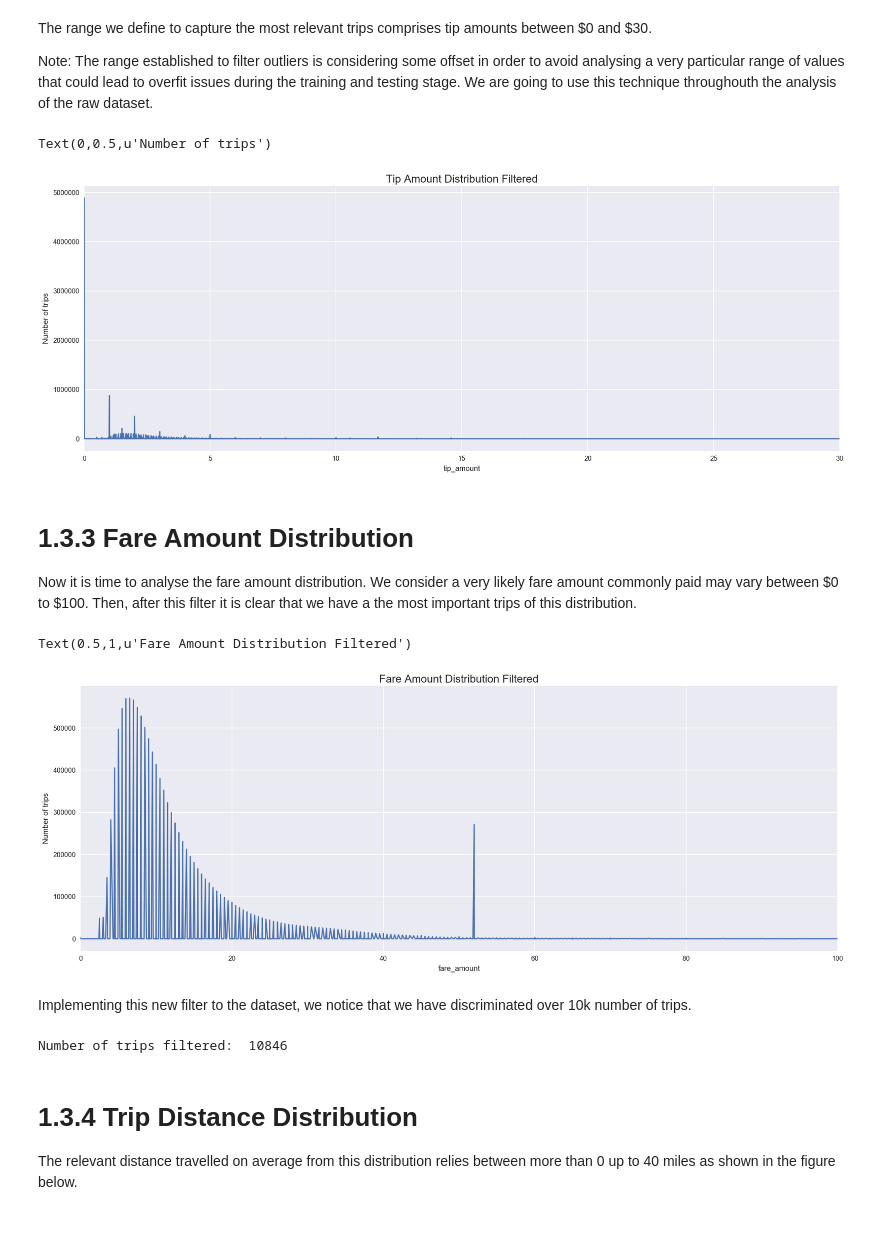
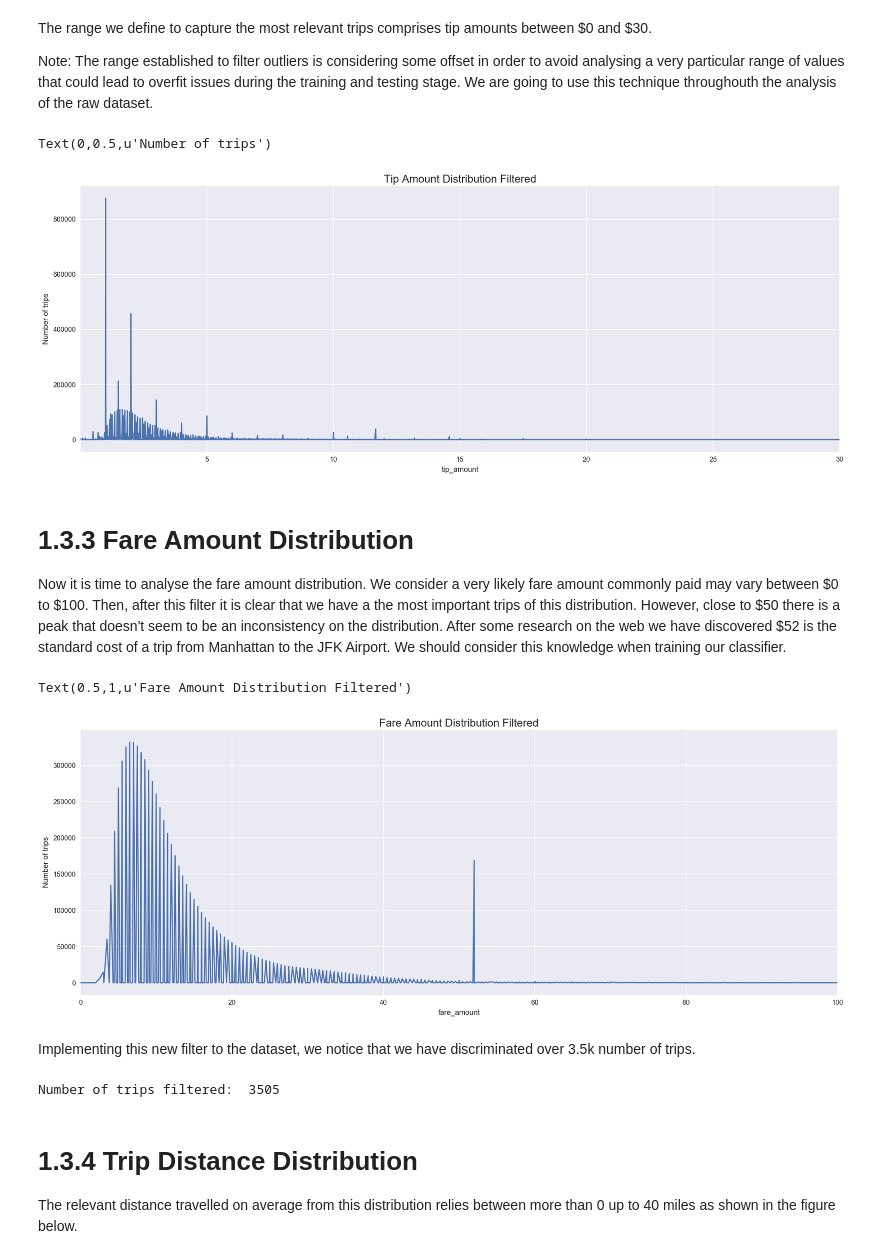
Before and after one commit to Riccocez/NYC-Taxi-Tips, a Jupyter notebook: 1. Analysis & Planning Stage.ipynb, the cells around one changed output. Saved outputs shown, nothing was run; the diff lists cells and outputs as text; code cells hidden in the pictures; blank space fills up the shorter version.

Commit message:
Randon Forest Classifier V1.0

```diff
--- a/1. Analysis & Planning Stage.ipynb
+++ b/1. Analysis & Planning Stage.ipynb
@@ -147,21 +158,21 @@ The range we define to capture the most relevant trips comprises tip amounts bet
 
 Note: The range established to filter outliers is considering some offset in order to avoid analysing a very particular range of values that could lead to overfit issues during the training and testing stage. We are going to use this technique throughouth the analysis of the raw dataset.
 # %%
-filtered_data = raw_data.loc[(raw_data.tip_amount >= 0 ) & (raw_data.tip_amount <= 30)]
+filtered_data = raw_data.loc[(raw_data.tip_amount > 0 ) & (raw_data.tip_amount <= 30)]
 tip_filtered = filtered_data.groupby(['tip_amount']).size().plot(figsize = (20,7))
 
 plt.ylabel('tip_amount')
 plt.title('Tip Amount Distribution Filtered', fontsize = 16)
 plt.ylabel('Number of trips')
 # %% [output]
 Text(0,0.5,u'Number of trips')
-[figure, old version]
+[figure, new version]
 # %% [markdown]
 
 # 1.3.3 Fare Amount Distribution
 
 Now it is time to analyse the fare amount distribution.
-We consider a very likely fare amount commonly paid may vary between $0 to \$100. Then, after this filter it is clear that we have a the most important trips of this distribution.
+We consider a very likely fare amount commonly paid may vary between \$0 to \$100. Then, after this filter it is clear that we have a the most important trips of this distribution. However, close to \$50 there is a peak that doesn't seem to be an inconsistency on the distribution. After some research on the web we have discovered \$52 is the standard cost of a trip from Manhattan to the JFK Airport. We should consider this knowledge when training our classifier.
 # %%
 fare_data = filtered_data.loc[(filtered_data.fare_amount >= 0 ) & (filtered_data.fare_amount <= 100)]
 fare_filtered = fare_data.groupby(['fare_amount']).size().plot(figsize = (20,7))
@@ -170,13 +181,13 @@ plt.ylabel('Number of trips')
 plt.title('Fare Amount Distribution Filtered', fontsize = 16)
 # %% [output]
 Text(0.5,1,u'Fare Amount Distribution Filtered')
-[figure, old version]
+[figure, new version]
 # %% [markdown]
-Implementing this new filter to the dataset, we notice that we have discriminated over 10k number of trips.
+Implementing this new filter to the dataset, we notice that we have discriminated over 3.5k number of trips.
 # %%
 print 'Number of trips filtered: ', len(filtered_data) - len(fare_data)
 # %% [output]
-Number of trips filtered:  10846
+Number of trips filtered:  3505
 # %% [markdown]
 # 1.3.4 Trip Distance Distribution
 
```
Also changed, not shown: parts of 51 cells of this notebook, 2 other files.
